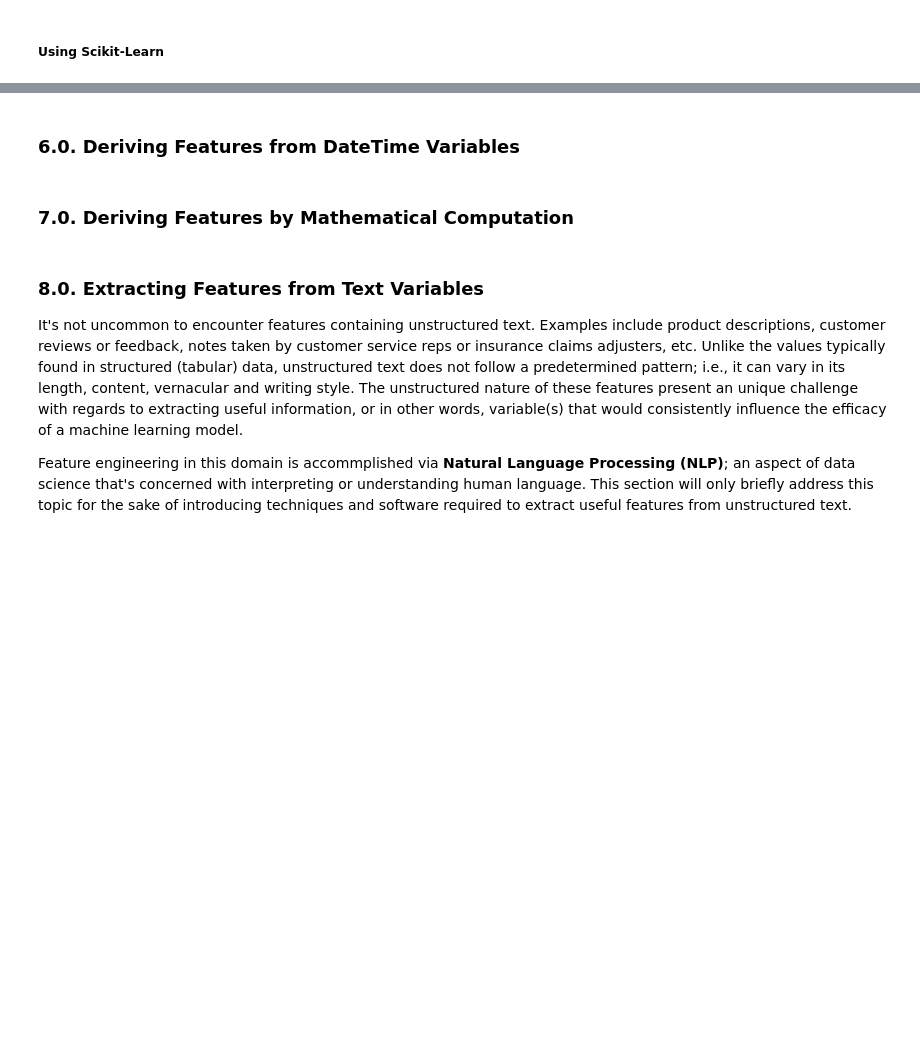
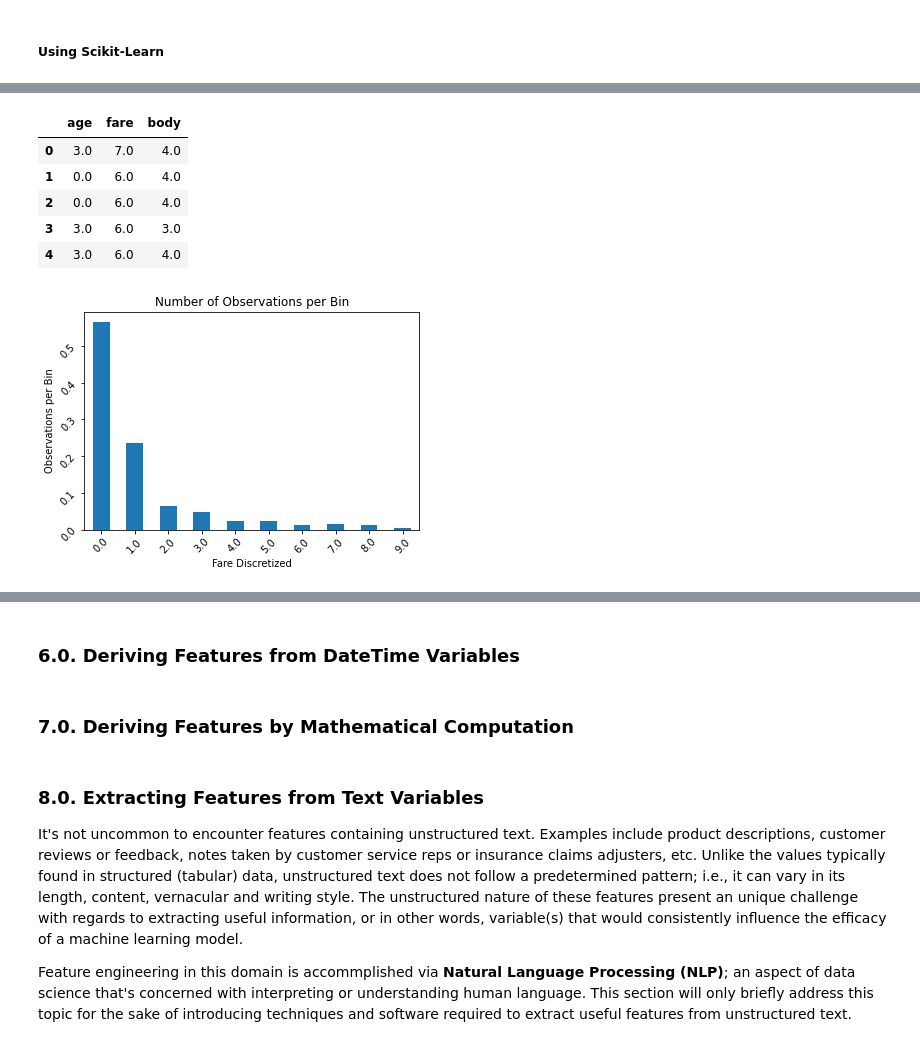
Before and after one commit to jtupitza-msft/edsp-mentoring-program, a Jupyter notebook: 04-Feature-Engineering.ipynb, the cells around one changed output, grey strips where cells are left out. Cells and saved outputs as stored; diff of their text form; code cells hidden in the pictures; blank space fills up the shorter version.

```diff
--- a/04-Feature-Engineering.ipynb
+++ b/04-Feature-Engineering.ipynb
@@ -1221,0 +1392,10 @@ df_discretized.head()
+# %%
+df_copy = df[numerical_cols].copy()
+
+n_bins = 10
+print("Number of Bins: ", n_bins)
+
+disc = KBinsDiscretizer(n_bins=n_bins, encode='ordinal', strategy='kmeans')
+disc.fit(df_copy)
+
+disc.bin_edges_
@@ -1221,0 +1413,23 @@ df_discretized.head()
+# %%
+arr_discretized = disc.transform(df_copy)
+
+df_discretized = pd.DataFrame(arr_discretized, columns=df_copy.columns)
+display(df_discretized.head())
+
+fare = df_discretized.groupby('fare')['fare'].count()/df_copy.shape[0]
+
+fare.plot.bar(figsize=(6,4))
+plt.yticks(rotation=45)
+plt.xticks(rotation=45)
+plt.ylabel('Observations per Bin')
+plt.xlabel('Fare Discretized')
+plt.title('Number of Observations per Bin')
+plt.show()
+# %% [output]
+|  | age | fare | body |
+| 0 | 3.0 | 7.0 | 4.0 |
+| 1 | 0.0 | 6.0 | 4.0 |
+| 2 | 0.0 | 6.0 | 4.0 |
+| 3 | 3.0 | 6.0 | 3.0 |
+| 4 | 3.0 | 6.0 | 4.0 |
+[figure, added]
```
Also changed, not shown: parts of 29 cells of this notebook.
